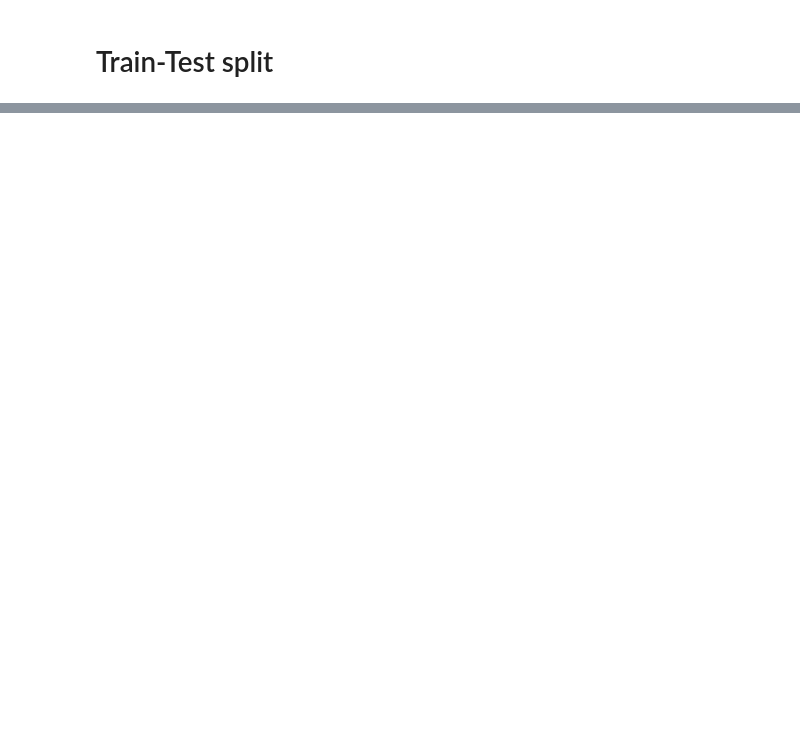
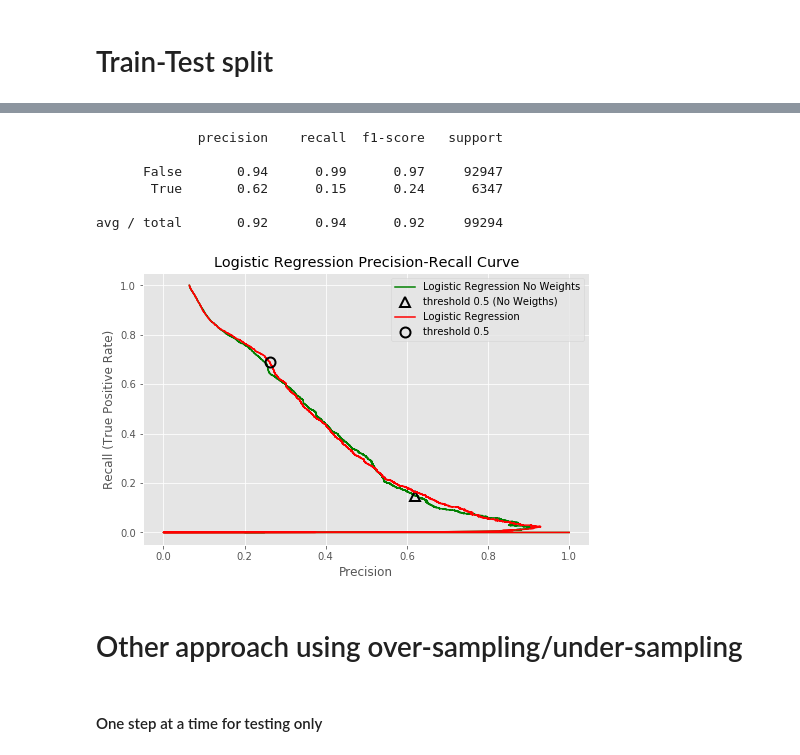
Before and after one commit to cedricherman/Churn_Prediction_KKBOX, a Jupyter notebook: notebooks/08_KKBOX_Model_Building.ipynb, the cells around one changed output, grey strips where cells are left out. Saved outputs shown, nothing was run; the diff lists cells and outputs as text; code cells hidden in the pictures; blank space fills up the shorter version.

```diff
--- a/notebooks/08_KKBOX_Model_Building.ipynb
+++ b/notebooks/08_KKBOX_Model_Building.ipynb
@@ -180,0 +243,7 @@ print('Most important feature =', names[l1_coef.argmax()])
+# %%
+log_noweights = Pipeline([
+                       ('scaler', MinMaxScaler()),
+                       ('clf', LogisticRegression(C = 1, penalty = 'l1', solver='saga', random_state=7)),
+                     ])
+scores = cross_validate(log_noweights, X_train, y_train, cv = 5 , scoring='f1', verbose=3, n_jobs=-1)
+scores['test_score'].mean()
@@ -180,0 +254,41 @@ print('Most important feature =', names[l1_coef.argmax()])
+# %%
+_ = log_noweights.fit(X_train, y_train)
+# %%
+# show classification report
+y_pred_lognoweights = log_noweights.predict(X_test)
+print(classification_report(y_test, y_pred_lognoweights))
+# %% [output]
+             precision    recall  f1-score   support
+
+      False       0.94      0.99      0.97     92947
+       True       0.62      0.15      0.24      6347
+
+avg / total       0.92      0.94      0.92     99294
+# %%
+y_pred_prob_lognoweights = log_noweights.predict_proba(X_test)[:,1]
+precision_nw, recall_nw, thresholds_nw = precision_recall_curve(y_test, y_pred_prob_lognoweights)
+close_zero_nw = np.argmin(np.abs(thresholds_nw-0.5))
+
+figimp_nw , axroc_nw = plt.subplots(figsize = (8, 5))
+# plot precision-recall
+axroc_nw.plot(precision_nw, recall_nw, label='Logistic Regression No Weights', c='g')
+axroc_nw.set_xlabel('Precision')
+axroc_nw.set_ylabel('Recall (True Positive Rate)')
+axroc_nw.set_title('Logistic Regression Precision-Recall Curve')
+# plot zero threshold
+axroc_nw.plot(precision_nw[close_zero_nw], recall_nw[close_zero_nw], '^', markersize=10,
+         label="threshold 0.5 (No Weigths)", fillstyle="none", c='k', mew=2)
+
+# adding weighted model
+axroc_nw.plot(precision, recall, label='Logistic Regression', c='r')
+# plot zero threshold
+axroc_nw.plot(precision[close_zero], recall[close_zero], 'o', markersize=10,
+         label="threshold 0.5", fillstyle="none", c='k', mew=2)
+
+_ = plt.legend()
+# %% [output]
+[figure, added]
+# %% [markdown]
+# Other approach using over-sampling/under-sampling
+# %% [markdown]
+#### One step at a time for testing only
```
Also changed, not shown: parts of 45 cells of this notebook, 2 other files.
